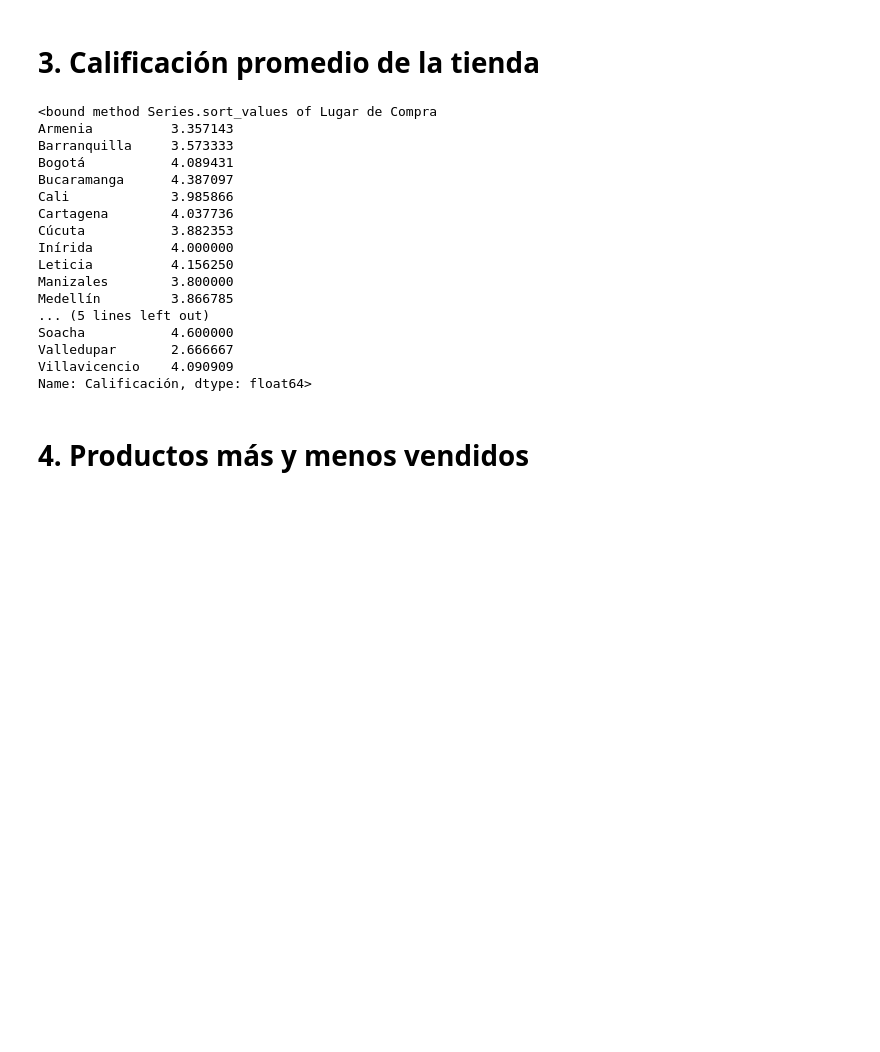
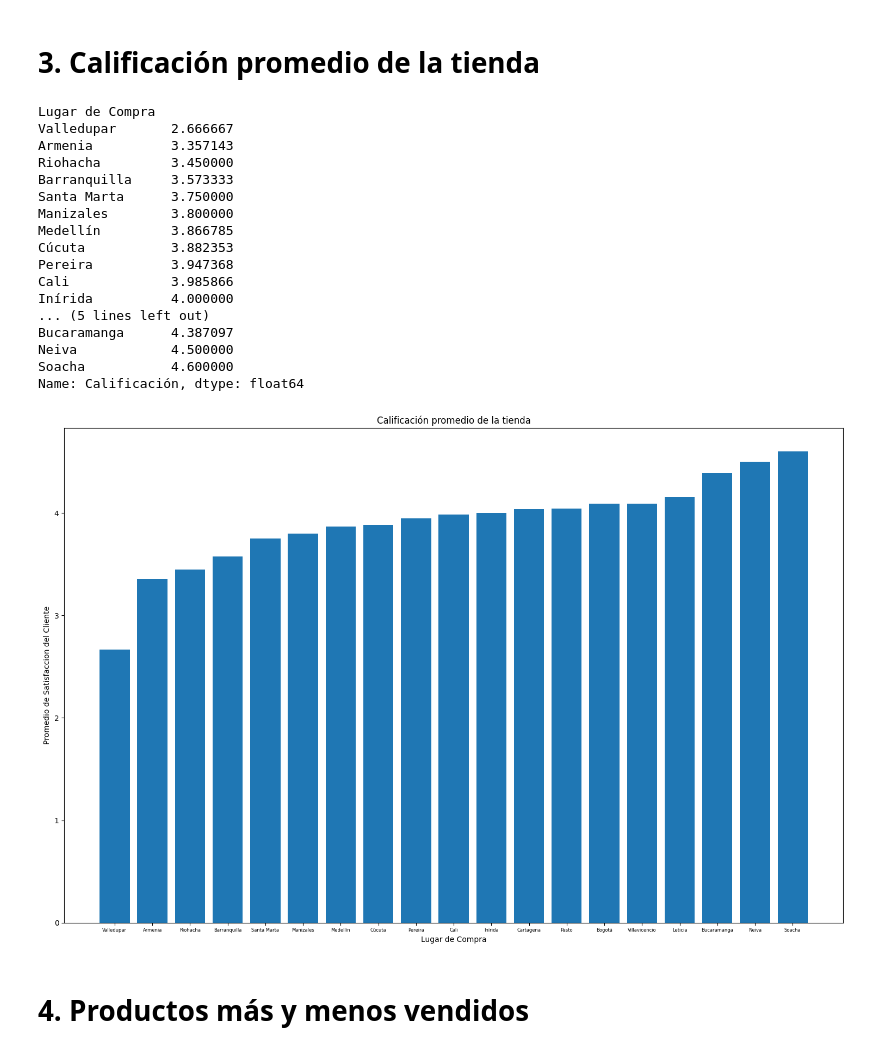
Before and after one commit to JoseLuisCuello/PythonChallenge, a Jupyter notebook: Copia_de_AluraStoreLatam.ipynb, the cells around one changed output. Cells and saved outputs as stored; diff of their text form; code cells hidden in the pictures; blank space fills up the shorter version.

```diff
--- a/Copia_de_AluraStoreLatam.ipynb
+++ b/Copia_de_AluraStoreLatam.ipynb
@@ -88,26 +87,38 @@ plt.show()
 # 3. Calificación promedio de la tienda
 # %%
 promedio_calificacion = tienda.groupby('Lugar de Compra')['Calificación'].mean()
+promedio_calificacion = promedio_calificacion.sort_values(ascending=True)
 # %%
-print(promedio_calificacion.sort_values)
+print(promedio_calificacion.sort_values(ascending=True))
 # %% [output]
-<bound method Series.sort_values of Lugar de Compra
+Lugar de Compra
+Valledupar       2.666667
 Armenia          3.357143
+Riohacha         3.450000
 Barranquilla     3.573333
-Bogotá           4.089431
-Bucaramanga      4.387097
-Cali             3.985866
-Cartagena        4.037736
-Cúcuta           3.882353
-Inírida          4.000000
-Leticia          4.156250
+Santa Marta      3.750000
 Manizales        3.800000
 Medellín         3.866785
+Cúcuta           3.882353
+Pereira          3.947368
+Cali             3.985866
+Inírida          4.000000
 ... (5 lines left out)
+Bucaramanga      4.387097
+Neiva            4.500000
 Soacha           4.600000
-Valledupar       2.666667
-Villavicencio    4.090909
-Name: Calificación, dtype: float64>
+Name: Calificación, dtype: float64
+# %%
+plt.figure(figsize=(15, 10))
+plt.xticks(rotation=0, fontsize=6)
+plt.bar(promedio_calificacion.index, promedio_calificacion.values)
+plt.title("Calificación promedio de la tienda")
+plt.xlabel("Lugar de Compra")
+plt.ylabel("Promedio de Satisfaccion del Cliente")
+plt.tight_layout()
+plt.show()
+# %% [output]
+[figure, added]
 # %% [markdown]
 # 4. Productos más y menos vendidos
 # %%
```
Also changed, not shown: parts of 2 cells of this notebook.
